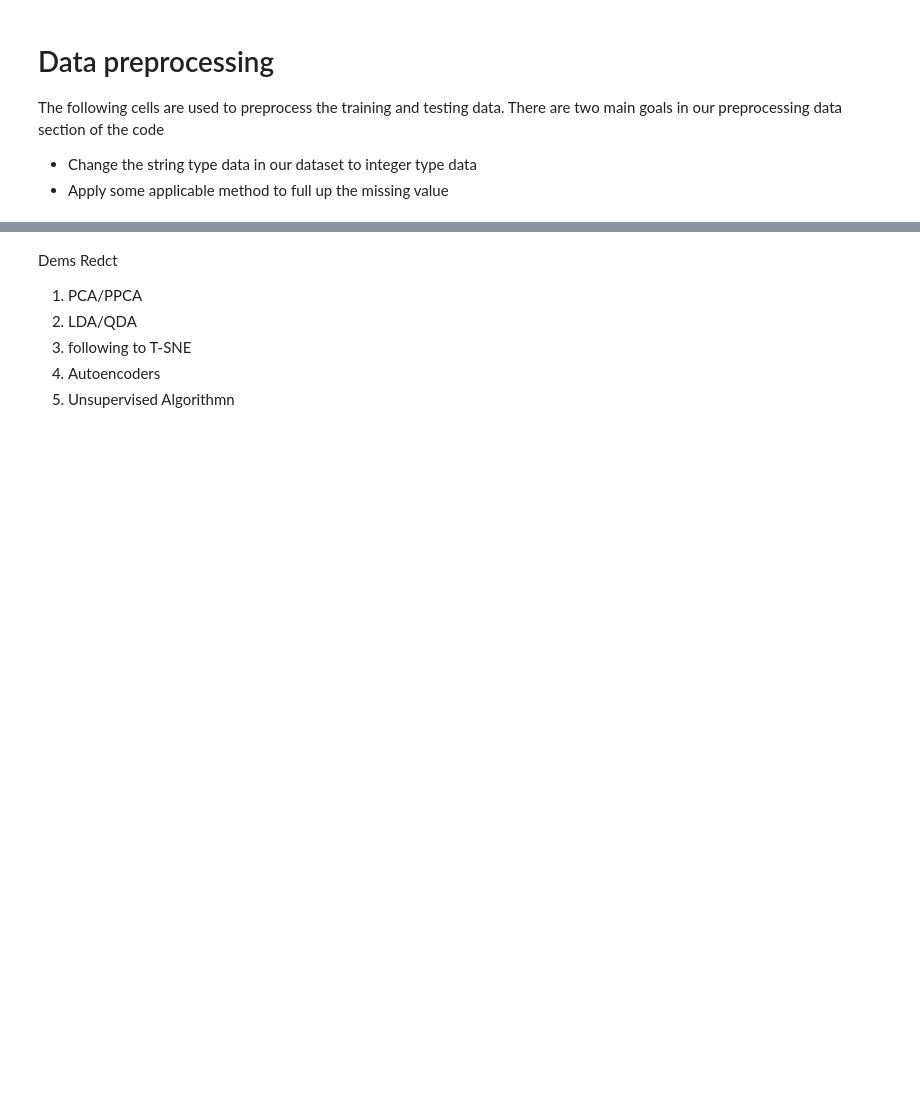
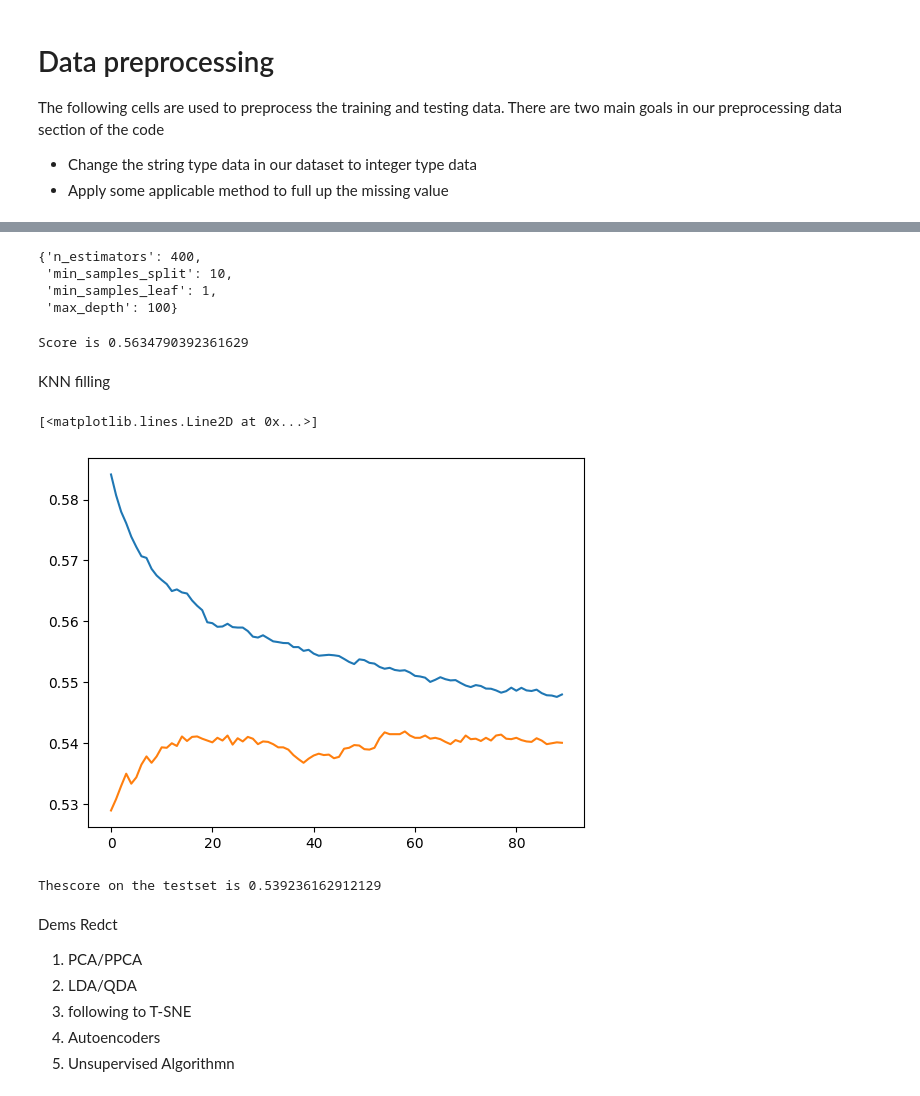
Before and after one commit to smgjch/BENG0019-group-E, a Jupyter notebook: diabets_prediction.ipynb, the cells around one changed output, grey strips where cells are left out. Cells and saved outputs as stored; diff of their text form; code cells hidden in the pictures; blank space fills up the shorter version.

```diff
--- a/diabets_prediction.ipynb
+++ b/diabets_prediction.ipynb
@@ -343,0 +411,7 @@ for feature in features:
+# %%
+#separating the columns that contain null values and need to predicted.
+payer_code_col = ['payer_code']
+medical_specialty_cols = ['medical_specialty']
+other_cols = list(df_encoded.columns)
+other_cols.remove("payer_code")
+other_cols.remove("medical_specialty")
@@ -343,0 +420,18 @@ for feature in features:
+# %%
+payer_code_mask = (df_encoded["payer_code"] != "?")
+df_notnans = df_encoded[payer_code_mask]
+
+X_train, X_test, y_train, y_test = train_test_split(df_notnans[other_cols], df_notnans[payer_code_col].astype(int),
+                                                    train_size=0.75,
+                                                    random_state=1)
+
+rf = RandomForestClassifier()
+paramsgrid  = {'n_estimators': [100,200,400],
+               'max_depth': [25, 30,50,100],
+ 'min_samples_leaf': [1, 2, 3],
+ 'min_samples_split': [2, 5, 10]
+ }
+
+rf_random = RandomizedSearchCV(estimator = rf, param_distributions = paramsgrid, n_iter = 5, cv = 3, verbose=2, random_state=1, n_jobs = -1)
+
+rf_random.fit(X_test, y_test.values.ravel())
@@ -343,0 +462,44 @@ for feature in features:
+# %%
+rf_random.best_params_
+# %% [output]
+{'n_estimators': 400,
+ 'min_samples_split': 10,
+ 'min_samples_leaf': 1,
+ 'max_depth': 100}
+# %%
+rf1 =(RandomForestClassifier(max_depth=100,n_estimators = 400,min_samples_leaf=1,min_samples_split=10))
+rf1.fit(X_train, y_train.values.ravel())
+score = rf1.score(X_test, y_test.values.ravel())
+
+print(f"Score is {score}")
+# %% [output]
+Score is 0.5634790392361629
+# %% [markdown]
+KNN filling
+# %%
+train_score = []
+test_score = []
+
+for i in range(6,30,2):
+
+    knn = KNeighborsClassifier(i)
+    knn.fit(X_train,y_train.values.ravel())
+
+    train_score.append(knn.score(X_train,y_train.values.ravel()))
+    test_score.append(knn.score(X_test,y_test.values.ravel()))
+# %%
+plt.plot(train_score)
+plt.plot(test_score)
+# %% [output]
+[<matplotlib.lines.Line2D at 0x...>]
+[figure, added]
+# %%
+knn2 =(KNeighborsClassifier(n_neighbors= 21))
+# # Fit on the train data
+knn2.fit(X_train, y_train.values.ravel())
+
+# # Check the prediction score
+score = knn2.score(X_test, y_test.values.ravel())
+print(f"Thescore on the testset is {score}")
+# %% [output]
+Thescore on the testset is 0.539236162912129
```
Also changed, not shown: parts of 67 cells of this notebook, 1 other file.
